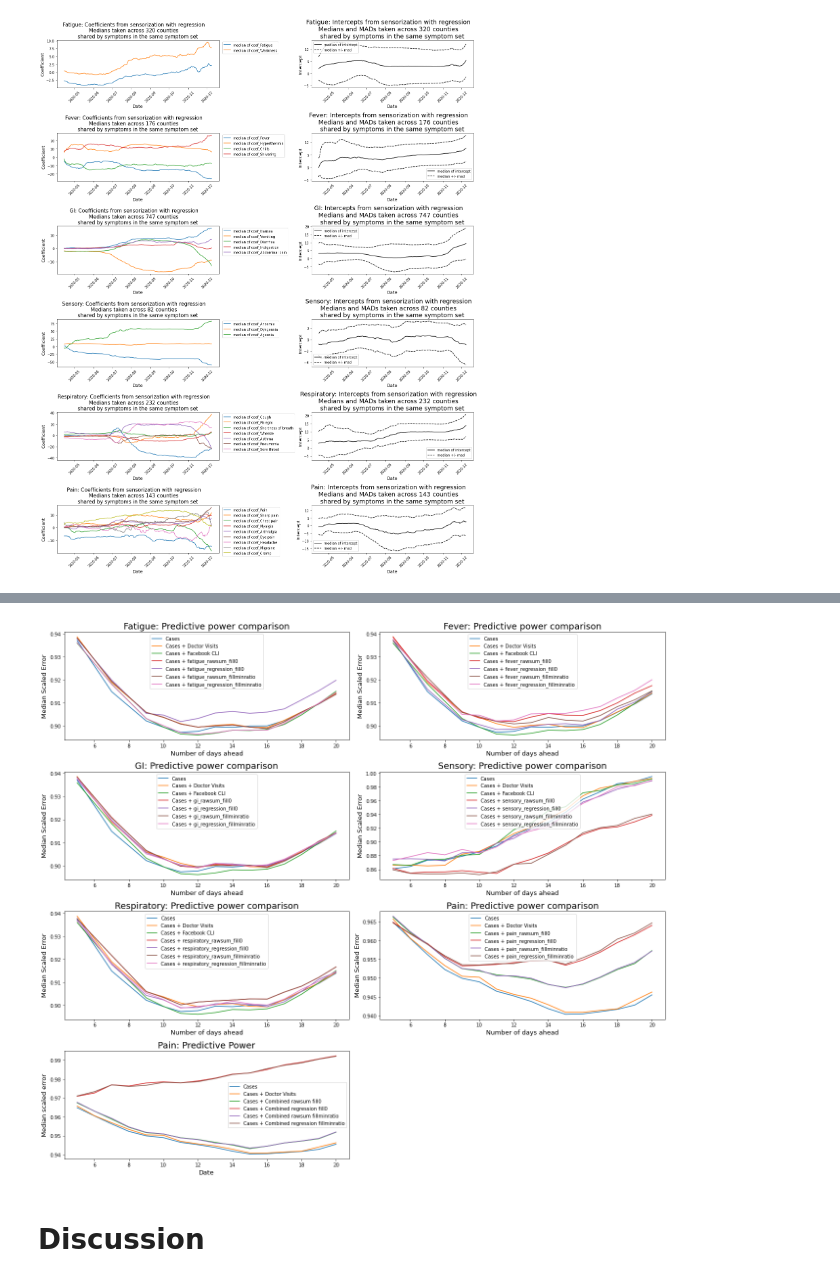
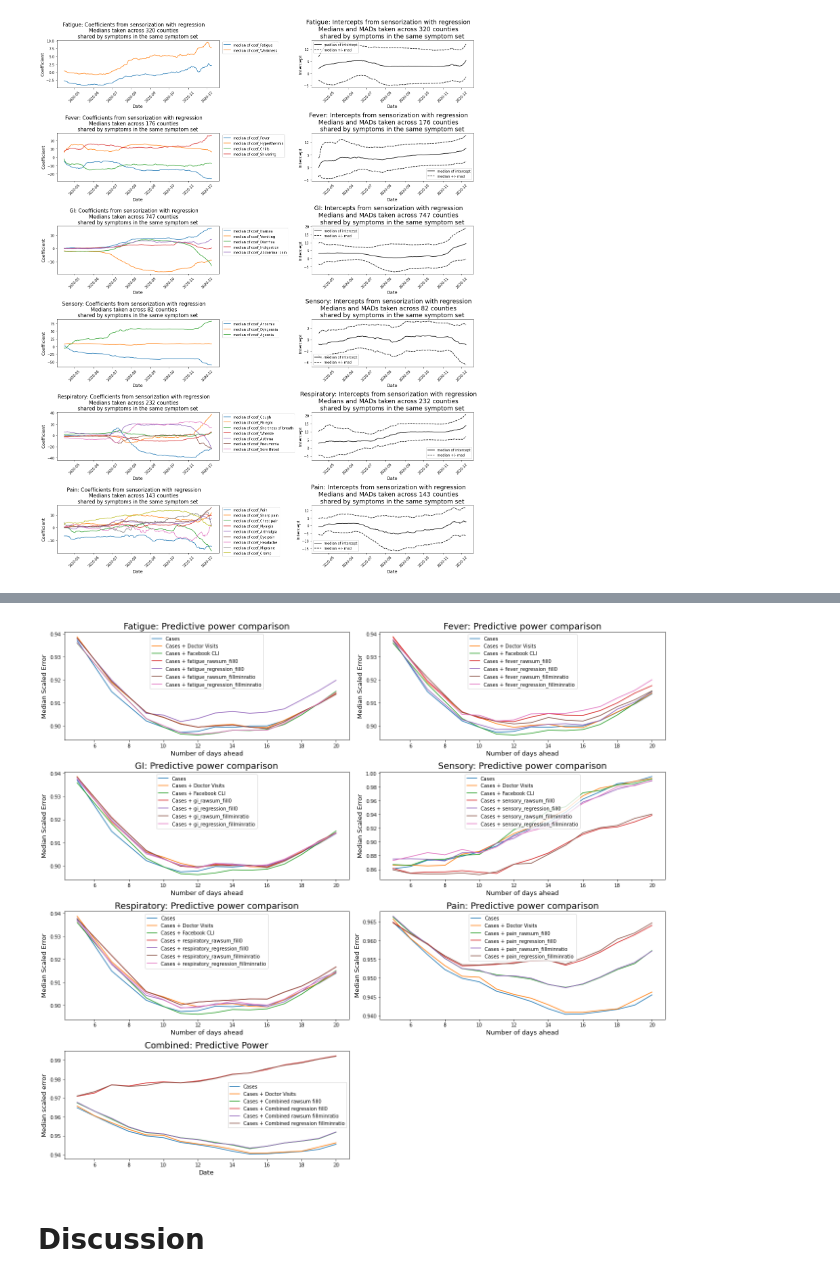
Before and after one commit to cmu-delphi/covidcast-modeling, a Jupyter notebook: google_symptoms_exploration/Google_Symptoms_DAP_Final_Report.ipynb, the cells around one changed output, grey strips where cells are left out. Drawn from its saved outputs; the diff is of its cells as text; code cells hidden in the pictures.

```diff
--- a/google_symptoms_exploration/Google_Symptoms_DAP_Final_Report.ipynb
+++ b/google_symptoms_exploration/Google_Symptoms_DAP_Final_Report.ipynb
@@ -452,35 +454,35 @@ i=1
 signal_list = ["Fatigue", "Fever", "GI", "Sensory", "Respiratory", "Pain"]
 for signal in signal_list:
     plt.subplot(4, 2, i)
     i+=1
     try:
         median_pred_df = pd.read_csv("./sensorization_with_as_of/median_err_by_lead/%s_err_by_lead.csv"%signal.lower())
     except:
         continue
     for model in median_pred_df["model"].unique():
         part_df = median_pred_df.loc[median_pred_df["model"] == model].copy()
         plt.plot(part_df["lead"], part_df["err"], label=model)
     plt.legend(loc='upper center')
     plt.xlabel("Number of days ahead", fontsize=13)
     plt.ylabel("Median Scaled Error", fontsize=13)
     plt.title("%s: Predictive power comparison"%signal, fontsize=18)
 
 result = pd.read_csv("./sensorization_with_as_of/err_by_lead/combined_err_by_lead.csv", parse_dates=["time_value"])
 median_df = result.dropna().groupby(["lead"]).median().reset_index()
 
 plt.subplot(4, 2, i)
 for idx in range(2, median_df.shape[1]):
     mn = median_df.columns[idx]
     plt.plot(median_df["lead"], median_df[mn], label=mn)
 plt.legend()
-plt.title("%s: Predictive Power"%signal, fontsize=18)
+plt.title("%s: Predictive Power"%"Combined", fontsize=18)
 plt.ylabel("Median scaled error", fontsize=13)
 plt.xlabel("Date", fontsize=13)
 plt.xticks()
 
 plt.tight_layout()
 # %% [output]
-[figure, old version]
+[figure, new version]
 # %% [markdown]
 # Discussion
 # %% [markdown]
```
Also changed, not shown: parts of 2 cells of this notebook, 1 other file.
